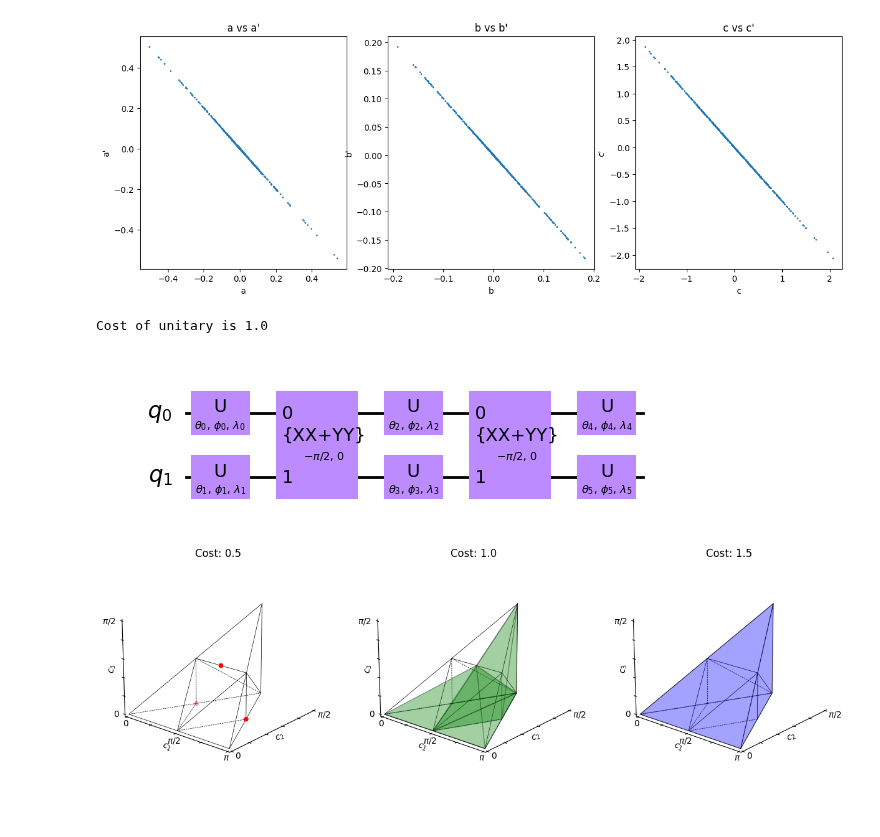
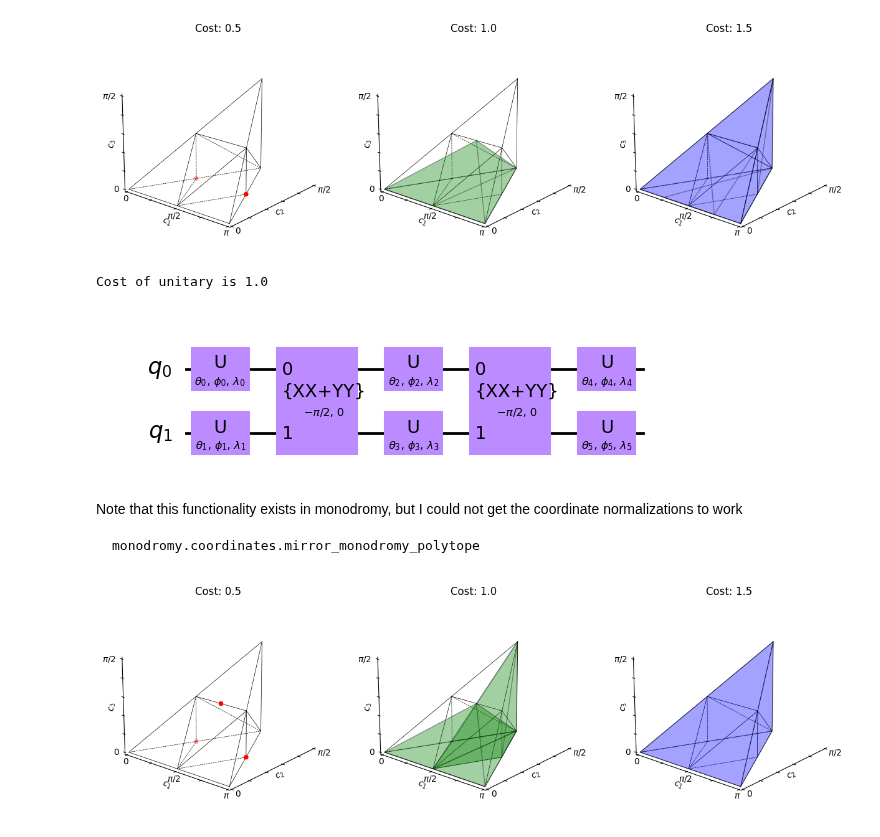
Before and after one commit to Pitt-JonesLab/mirror-gates, a Jupyter notebook: src/notebooks/weyl_mirrors/weyl_mirrors.ipynb, the cells around one changed output. Drawn from its saved outputs; the diff is of its cells as text; code cells hidden in the pictures; blank space fills up the shorter version.

````diff
--- a/src/notebooks/weyl_mirrors.ipynb
+++ b/src/notebooks/weyl_mirrors/weyl_mirrors.ipynb
@@ -18,36 +18,11 @@ from monodromy.haar import expected_cost
 from monodromy.coverage import coverage_lookup_operation, target_build_ansatz
 
 # %matplotlib widget
-# %%
-N = 500
-# generate (a,b,c) ->swap-> (a',b',c') pairs
-a_pairs, b_pairs, c_pairs = [], [], []
-for _ in range(N):
-    U = random_unitary(4).data
-    U_prime = SwapGate().to_matrix() @ U
-    abc = g1g2g3(U)
-    abc_prime = g1g2g3(U_prime)
-    a_pairs.append((abc[0], abc_prime[0]))
-    b_pairs.append((abc[1], abc_prime[1]))
-    c_pairs.append((abc[2], abc_prime[2]))
-# plot
-fig, axes = plt.subplots(1, 3, figsize=(15, 5))
-for i, (pairs, label) in enumerate(zip([a_pairs, b_pairs, c_pairs], ["a", "b", "c"])):
-    axes[i].scatter(*zip(*pairs), s=1)
-    axes[i].set_xlabel(f"{label}")
-    axes[i].set_ylabel(f"{label}'")
-    axes[i].set_title(f"{label} vs {label}'")
-plt.show()
-# %% [output]
-[figure, removed]
 # %%
 # U = FSim(np.pi/2, np.pi/6)
 # U2 = U.power(1/2)
 # U = CXGate().power(1 / 4)
-U = iSwapGate().power(1 / 5)
-U2 = iSwapGate().power(1 / 6)
-U3 = iSwapGate().power(1 / 7)
-U4 = iSwapGate().power(1 / 8)
+U = iSwapGate().power(1 / 2)
 # target = random_unitary(4)
 target = UnitaryGate(canonical_gate(0.5, 0.25, 0.25))
 # %%
@@ -62,8 +38,16 @@ print(expected_cost(coverage_1))  # print(gates_to_haar(U))
 # %%
+coverage_1 = gates_to_coverage_plot(U, target, costs=[1 / 2])
 target_build_ansatz(coverage_set=coverage_1, target=target).draw("mpl")
 # %% [output]
+[figure, new version]
 Cost of unitary is 1.0
-[figure, old version]
+[figure, added]
+# %% [markdown]
+Note that this functionality exists in monodromy, but I could not get the coordinate normalizations to work
+
+```python
+monodromy.coordinates.mirror_monodromy_polytope
+```
 # %%
 # coverage_2 = gates_to_coverage_plot(U, U2, U3, SwapGate(), costs=[0.5, 0.25, 0.75, 0])
 coverage_2 = gates_to_coverage_plot(U, SwapGate(), costs=[0.5, 0])
````
Also changed, not shown: parts of 2 cells of this notebook, 37 other files.
